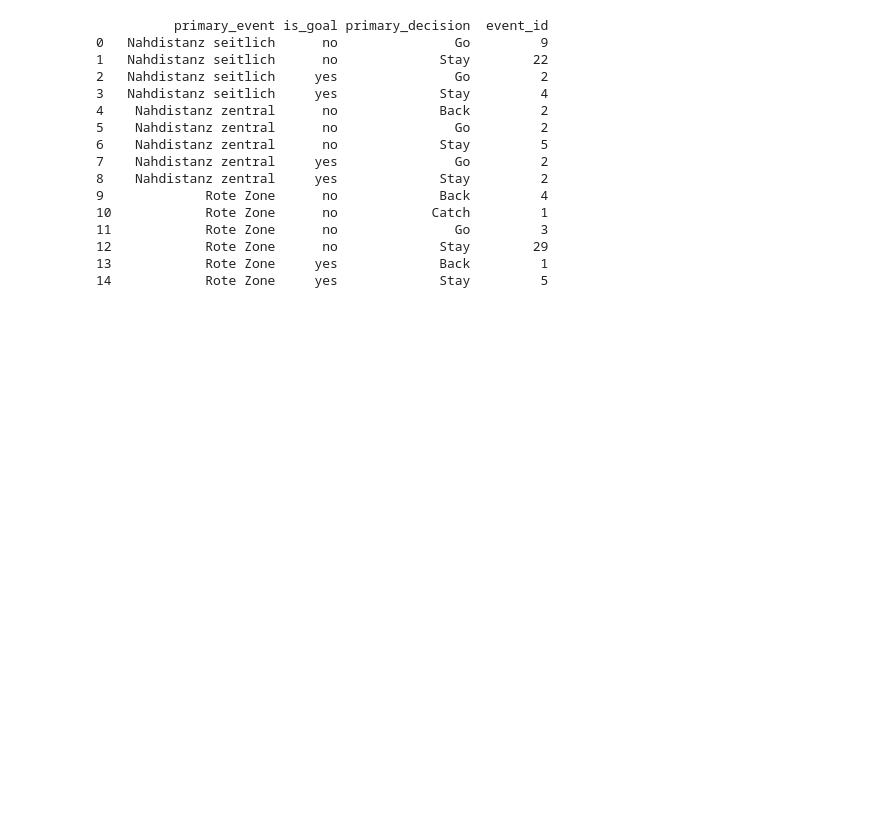
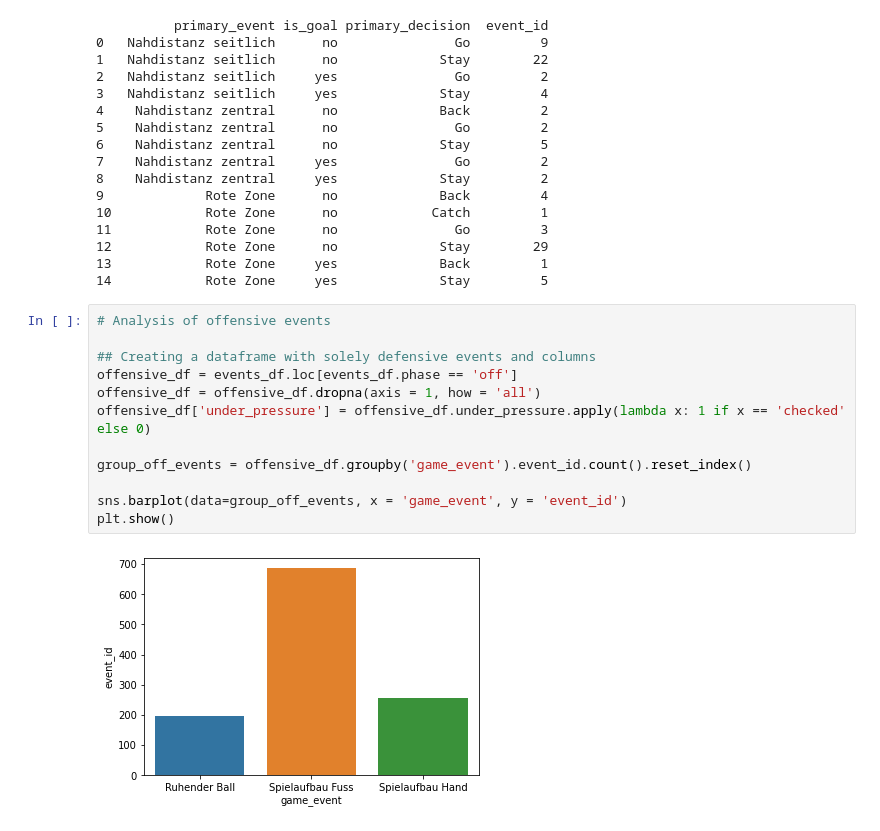
Before and after one commit to keepertrainer78698/youth-base, a Jupyter notebook: game-stats/keeperstats.ipynb, the cells around one changed output. Cells and saved outputs as stored; diff of their text form; blank space fills up the shorter version.

Commit message:
added offensive dataframe

```diff
--- a/game-stats/keeperstats.ipynb
+++ b/game-stats/keeperstats.ipynb
@@ -280,3 +280,17 @@ print(group_close_events)
 12            Rote Zone      no             Stay        29
 13            Rote Zone     yes             Back         1
 14            Rote Zone     yes             Stay         5
+# %%
+# Analysis of offensive events
+
+## Creating a dataframe with solely defensive events and columns
+offensive_df = events_df.loc[events_df.phase == 'off']
+offensive_df = offensive_df.dropna(axis = 1, how = 'all')
+offensive_df['under_pressure'] = offensive_df.under_pressure.apply(lambda x: 1 if x == 'checked' else 0)
+
+group_off_events = offensive_df.groupby('game_event').event_id.count().reset_index()
+
+sns.barplot(data=group_off_events, x = 'game_event', y = 'event_id')
+plt.show()
+# %% [output]
+[figure, added]
```
Also changed, not shown: parts of 3 cells of this notebook, 2 other files.
